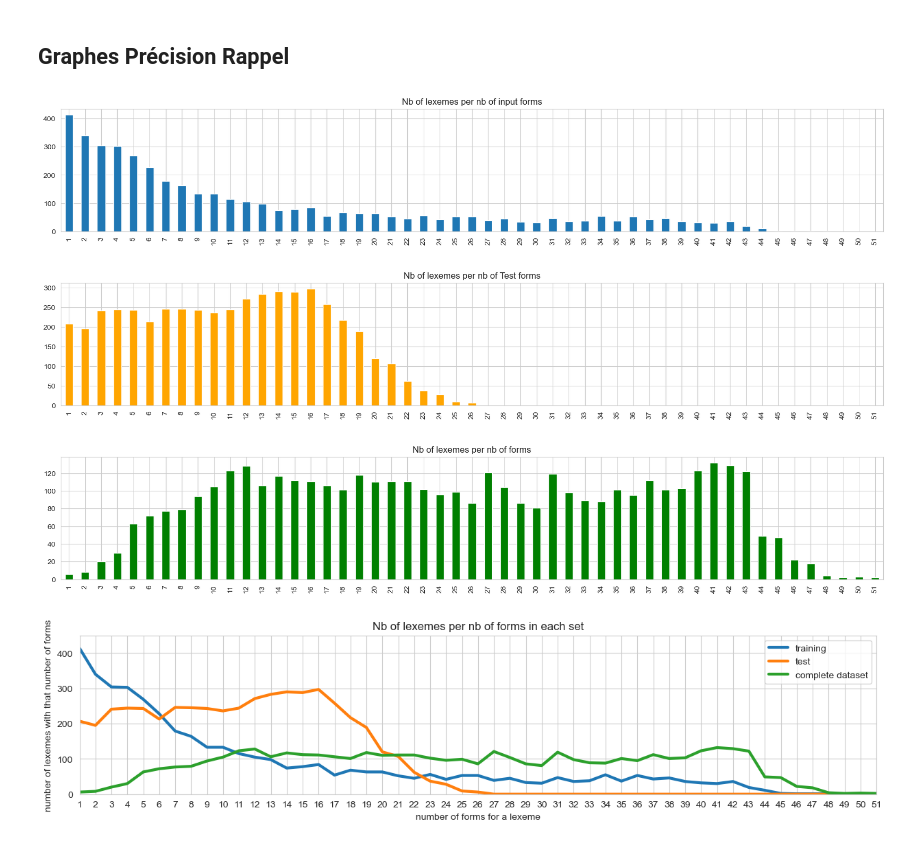
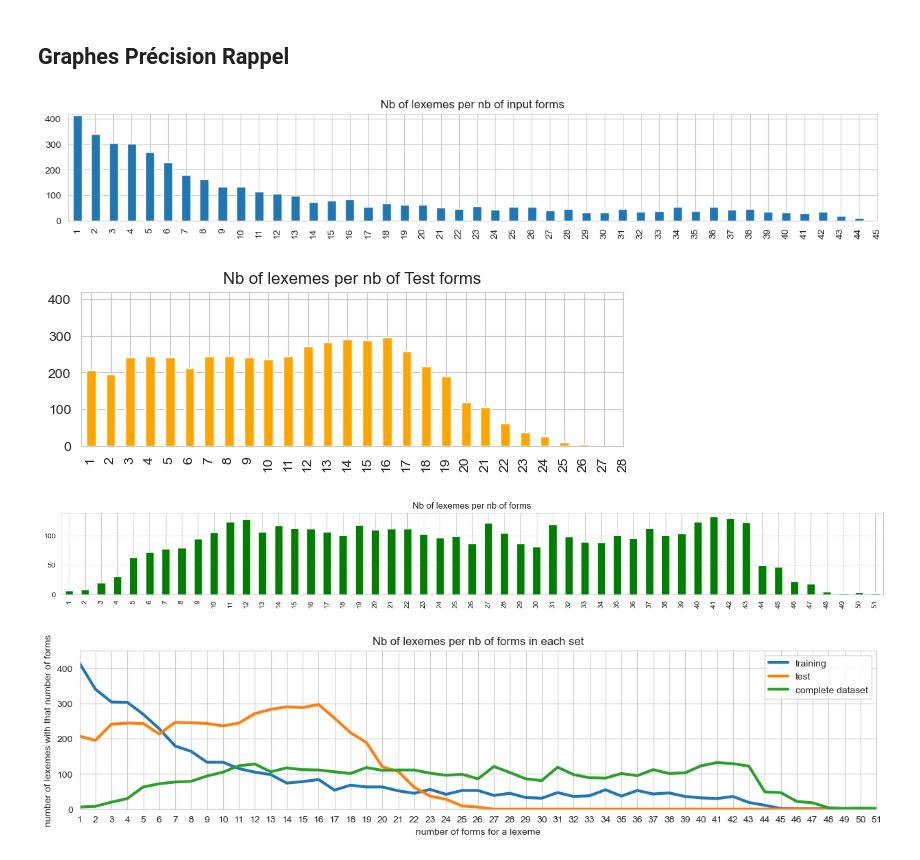
Before and after one commit to gboye/SWIM, a Jupyter notebook: ParadigmGeneration/Vlexique2/WordStructure-Statistiques-S4-Gold.ipynb, the cells around one changed output. Drawn from its saved outputs; the diff is of its cells as text; code cells hidden in the pictures.

```diff
--- a/ParadigmGeneration/Vlexique2/WordStructure-Statistiques-S4-Gold.ipynb
+++ b/ParadigmGeneration/Vlexique2/WordStructure-Statistiques-S4-Gold.ipynb
@@ -38,39 +42,46 @@ cellOrange=[c for c,x in dColors.items() if x=="orange"]
 # %%
 fInput4=repFiles+"vlexique2-S4.csv"
 dfInput4=pd.read_csv(fInput4,sep=";")
 dfInput4.set_index("lexeme",inplace=True)
 # print("input",dfInput4.count().sort_index().sum())
 sInput4=dfInput4.T.count().value_counts()
 for n in range(1,52):
     if n not in sInput4.index:
         sInput4[n]=0
 sInput4.sort_index(inplace=True)
-sInput4.plot(kind="bar",figsize=(20,3),title="Nb of lexemes per nb of input forms")
+ax=sInput4.plot(kind="bar",figsize=(15,2),title="Nb of lexemes per nb of input forms")
+ax.set_xlim(-0.5,44)
+ax.set_ylim(0,420)
+plt.savefig(repFiles+"Distribution-Train.png",dpi=300,bbox_inches="tight")
 plt.show()
 # sInput4
 
 fTest4=repFiles+"vlexique2-R4.csv"
 dfTest4=pd.read_csv(fTest4,sep=";")
 dfTest4.set_index("lexeme",inplace=True)
 # print("Test",dfTest4.count().sort_index().sum())
 sTest4=dfTest4.T.count().value_counts()
 for n in range(1,52):
     if n not in sTest4.index:
         sTest4[n]=0
 sTest4.sort_index(inplace=True)
-sTest4.plot(kind="bar",figsize=(20,3),color="orange",title="Nb of lexemes per nb of Test forms")
+ax=sTest4.plot(kind="bar",figsize=(7,2),color="orange",title="Nb of lexemes per nb of Test forms")
+ax.set_xlim(-0.5,27)
+ax.set_ylim(0,420)
+plt.savefig(repFiles+"Distribution-Test.png",dpi=300,bbox_inches="tight")
 plt.show()
 
 dfComplete4=dfInput4.copy()
 dfComplete4[dfComplete4.isnull()]=dfTest4
 sComplete4=dfComplete4.T.count().value_counts()
 sComplete4.sort_index(inplace=True)
-sComplete4.plot(kind="bar",figsize=(20,3),color="green",title="Nb of lexemes per nb of forms")
+sComplete4.plot(kind="bar",figsize=(20,2),color="green",title="Nb of lexemes per nb of forms")
+plt.savefig(repFiles+"Distribution-Dataset.png",dpi=300,bbox_inches="tight")
 plt.show()
 # %% [output]
-[figure, old version]
+[figure, new version]
-[figure, old version]
+[figure, new version]
-[figure, old version]
+[figure, new version]
 # %%
 ax=pd.DataFrame({"training":sInput4,"test":sTest4,"complete dataset":sComplete4}).plot(kind="line",linewidth=3,figsize=(15,3),title="Nb of lexemes per nb of forms in each set")
 ax.set_xlim(1,51)
```
Also changed, not shown: parts of 7 cells of this notebook, 5 other files.
